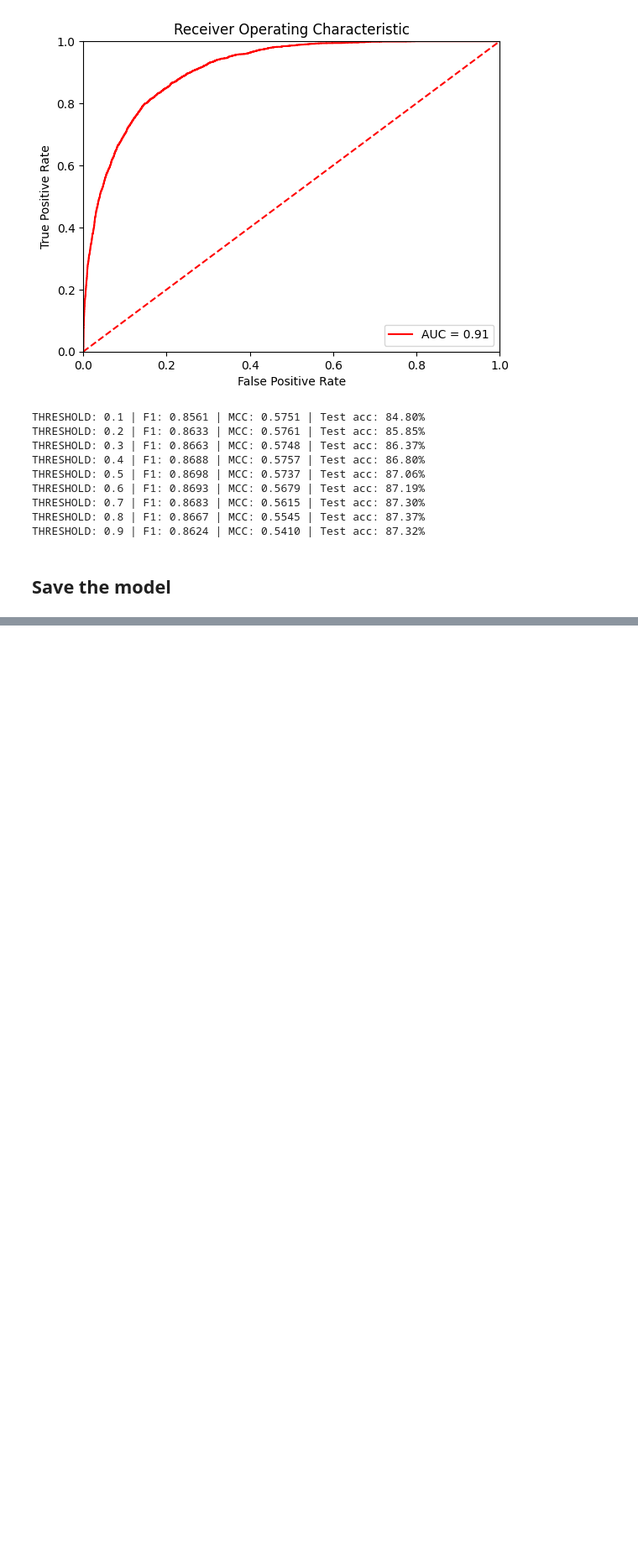
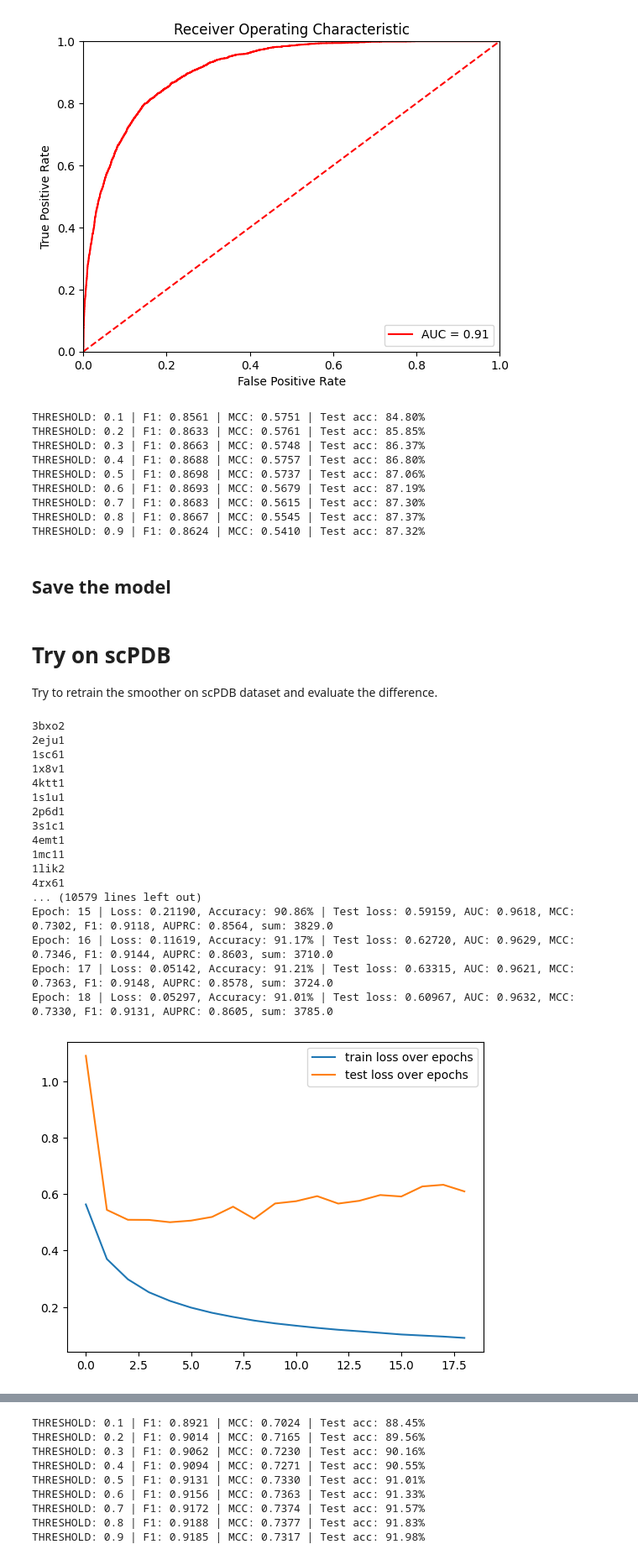
Before and after one commit to skrhakv/seq2pocket, a Jupyter notebook: src/C-optimize-smoother/classifier-for-cryptoshow.ipynb, the cells around one changed output, grey strips where cells are left out. Shown at 84% size. Saved outputs shown, nothing was run; the diff lists cells and outputs as text; code cells hidden in the pictures; blank space fills up the shorter version.

Commit message:
train smoother on scPDB, run smoother on regular BS finetuned model

```diff
--- a/src/C-optimize-smoother/classifier-for-cryptoshow.ipynb
+++ b/src/C-optimize-smoother/classifier-for-cryptoshow.ipynb
@@ -97,6 +99,8 @@ class SmoothnessClassifierDataset(Dataset):
             # print(f'Processing {key} ...')
             _Xs_list.append(_Xs[key])
             _Ys_list.append(_Ys[key])
+        del _Xs, _Ys
+        gc.collect()
 
         print('Concatenating ...')
         Xs_list = np.concatenate(_Xs_list, axis=0)
@@ -443,3 +447,43 @@ THRESHOLD: 0.9 | F1: 0.8624 | MCC: 0.5410 | Test acc: 87.32%
 # %%
 OUTPUT_PATH = '/home/skrhakv/cryptoshow-analysis/data/C-optimize-smoother/smoother.pt'
 torch.save(model_3, OUTPUT_PATH)
+# %% [markdown]
+# Try on scPDB
+Try to retrain the smoother on scPDB dataset and evaluate the difference.
+# %%
+best_dim, best_dropout, best_lr, best_epochs, best_batch_size = 2048, 0.5, 0.0001, 19, 512
+
+scPDB_DISTANCE_MATRICES_PATH = '/home/skrhakv/cryptoshow-analysis/data/E-regular-binding-site-predictor/scPDB-distance-matrices'
+scPDB_EMBEDDINGS_PATH = '/home/skrhakv/esm2/embeddings/scPDB'
+
+Xs_train, Ys_train, _ = process_sequence_dataset(f'/home/skrhakv/cryptoshow-analysis/data/E-regular-binding-site-predictor/scPDB_90_SI.csv', scPDB_EMBEDDINGS_PATH, scPDB_DISTANCE_MATRICES_PATH)
+train_dataset = SmoothnessClassifierDataset(Xs_train, Ys_train)
+
+Xs_test, Ys_test, idx_test = process_sequence_dataset(f'/home/skrhakv/cryptic-nn/data/cryptobench/test.txt', ESM_EMBEDDINGS_PATH, DISTANCE_MATRICES_PATH)
+test_dataset = SmoothnessClassifierDataset(Xs_test, Ys_test)
+
+model_3 = CryptoBenchClassifier(dim=best_dim, dropout=best_dropout).to(device)
+optimizer = torch.optim.AdamW(params=model_3.parameters(),
+                            lr=best_lr)
+
+fpr_3, tpr_3, roc_auc_3 = train(model_3, optimizer, epochs=best_epochs, batch_size=best_batch_size,
+      train_dataset=train_dataset, test_dataset=test_dataset)
+# %% [output]
+3bxo2
+2eju1
+1sc61
+1x8v1
+4ktt1
+1s1u1
+2p6d1
+3s1c1
+4emt1
+1mc11
+1lik2
+4rx61
+... (10579 lines left out)
+Epoch: 15 | Loss: 0.21190, Accuracy: 90.86% | Test loss: 0.59159, AUC: 0.9618, MCC: 0.7302, F1: 0.9118, AUPRC: 0.8564, sum: 3829.0
+Epoch: 16 | Loss: 0.11619, Accuracy: 91.17% | Test loss: 0.62720, AUC: 0.9629, MCC: 0.7346, F1: 0.9144, AUPRC: 0.8603, sum: 3710.0
+Epoch: 17 | Loss: 0.05142, Accuracy: 91.21% | Test loss: 0.63315, AUC: 0.9621, MCC: 0.7363, F1: 0.9148, AUPRC: 0.8578, sum: 3724.0
+Epoch: 18 | Loss: 0.05297, Accuracy: 91.01% | Test loss: 0.60967, AUC: 0.9632, MCC: 0.7330, F1: 0.9131, AUPRC: 0.8605, sum: 3785.0
+[figure, added]
@@ -445,0 +491,9 @@ torch.save(model_3, OUTPUT_PATH)
+THRESHOLD: 0.1 | F1: 0.8921 | MCC: 0.7024 | Test acc: 88.45%
+THRESHOLD: 0.2 | F1: 0.9014 | MCC: 0.7165 | Test acc: 89.56%
+THRESHOLD: 0.3 | F1: 0.9062 | MCC: 0.7230 | Test acc: 90.16%
+THRESHOLD: 0.4 | F1: 0.9094 | MCC: 0.7271 | Test acc: 90.55%
+THRESHOLD: 0.5 | F1: 0.9131 | MCC: 0.7330 | Test acc: 91.01%
+THRESHOLD: 0.6 | F1: 0.9156 | MCC: 0.7363 | Test acc: 91.33%
+THRESHOLD: 0.7 | F1: 0.9172 | MCC: 0.7374 | Test acc: 91.57%
+THRESHOLD: 0.8 | F1: 0.9188 | MCC: 0.7377 | Test acc: 91.83%
+THRESHOLD: 0.9 | F1: 0.9185 | MCC: 0.7317 | Test acc: 91.98%
```
Also changed, not shown: parts of 3 cells of this notebook.
